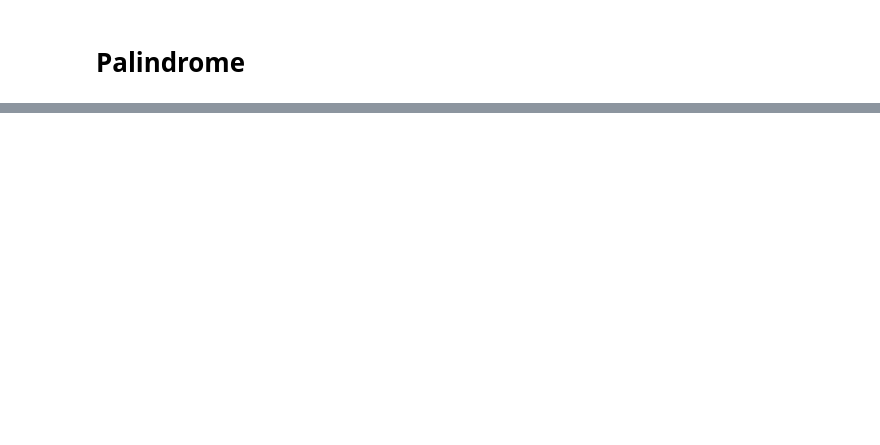
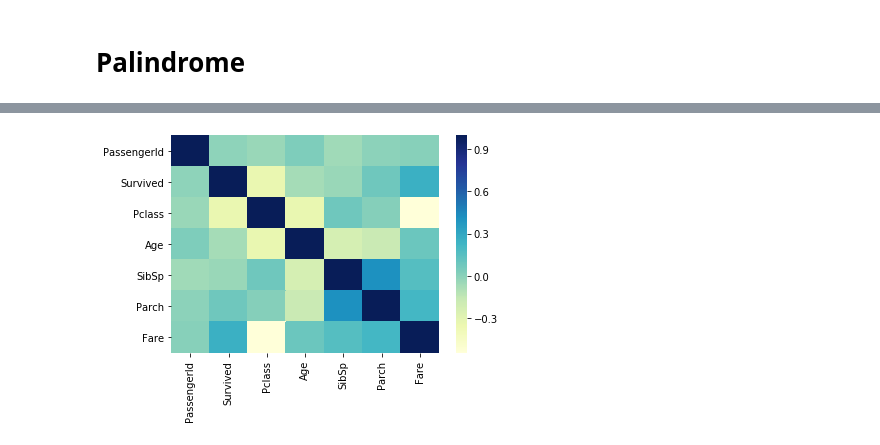
Before and after one commit to BharathC15/NielitChennai, a Jupyter notebook: python/pyBasic.ipynb, the cells around one changed output, grey strips where cells are left out. Drawn from its saved outputs; the diff is of its cells as text; code cells hidden in the pictures; blank space fills up the shorter version.

```diff
--- a/python/pyBasic.ipynb
+++ b/python/pyBasic.ipynb
@@ -293,0 +232,5 @@ Not a Palindrome
+# %%
+import numpy as np
+import pandas as pd
+df=pd.read_csv("ftp://192.168.1.15/bigdata/BigDataSet/titanic/train.csv")
+df.tail()
@@ -293,0 +264,2 @@ Not a Palindrome
+# %%
+df["Age"]=df["Age"].fillna(int(np.mean(df["Age"])))
@@ -293,0 +303,2 @@ Not a Palindrome
+# %%
+df["Embarked"]=df["Embarked"].fillna(df["Embarked"].mode()[0])
@@ -293,0 +348,2 @@ Not a Palindrome
+# %%
+df.drop(columns=["Cabin"],inplace=True)
@@ -293,0 +363,7 @@ Not a Palindrome
+# %%
+import matplotlib.pyplot as plt
+import seaborn as sns
+sns.heatmap(df.corr(),cmap="YlGnBu")
+plt.show()
+# %% [output]
+[figure, added]
```
Also changed, not shown: parts of 82 cells of this notebook, 1 other file.
